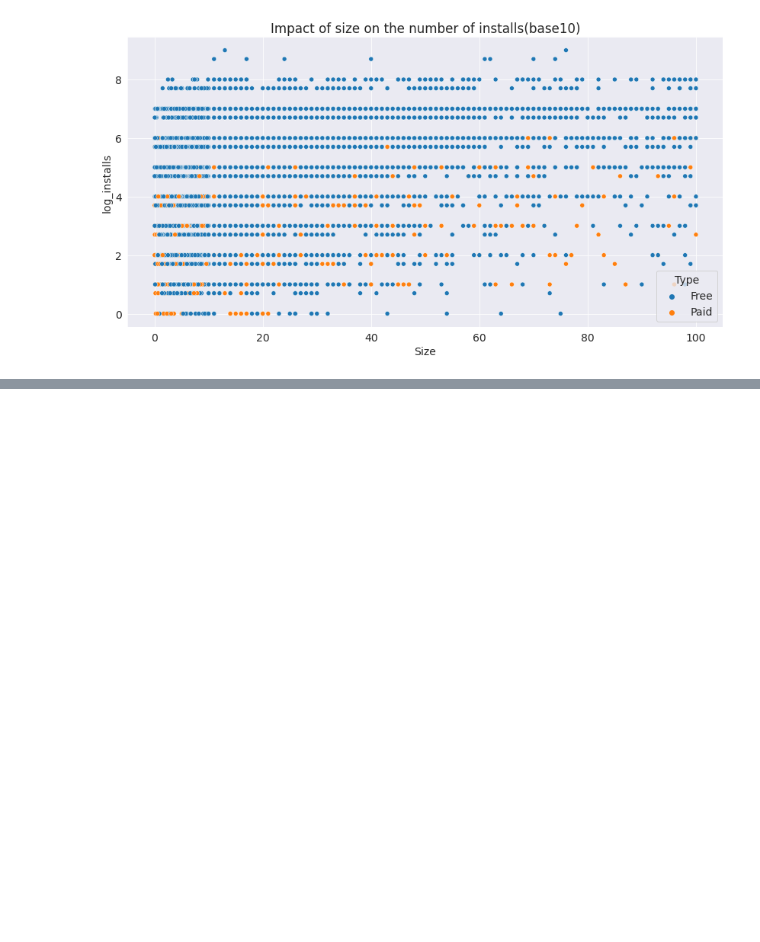
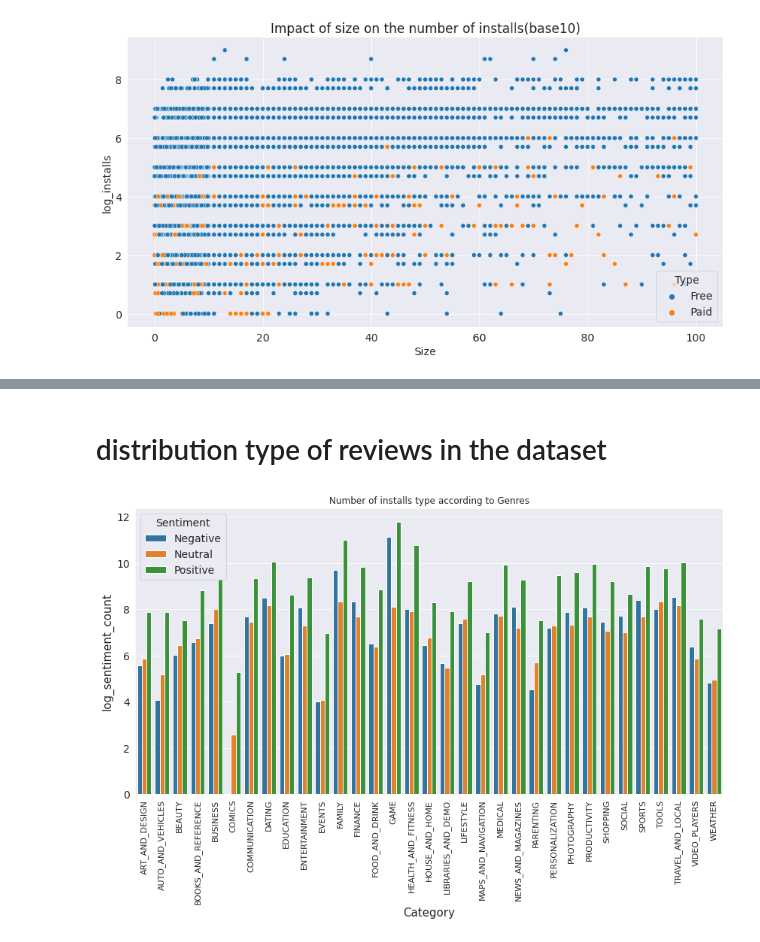
Before and after one commit to AjitVarpe/Data-Analysis-of-playstore, a Jupyter notebook: Copy_of_Play_Store_App_Review_Analysis_Capstone_Project.ipynb, the cells around one changed output, grey strips where cells are left out. Saved outputs shown, nothing was run; the diff lists cells and outputs as text; code cells hidden in the pictures; blank space fills up the shorter version.

```diff
--- a/Copy_of_Play_Store_App_Review_Analysis_Capstone_Project.ipynb
+++ b/Copy_of_Play_Store_App_Review_Analysis_Capstone_Project.ipynb
@@ -433,0 +456,2 @@ KeyError: ignored
+# %%
+merged_df = Data_Frame.merge(df, on="App")
@@ -433,0 +460,14 @@ KeyError: ignored
+# %% [markdown]
+# distribution type of reviews in the dataset
+# %%
+category_sentiment = merged_df.groupby(['Category','Sentiment']).size().reset_index(name='Sentiment Count')
+category_sentiment['log_sentiment_count'] = np.log2(category_sentiment['Sentiment Count'])
+# %%
+plt.figure(figsize=(14,7))
+plt.xticks(rotation=90,fontsize=11)
+plt.xlabel("Category", fontsize=15)
+plt.ylabel("Installs", fontsize=15)
+plt.title("Number of installs type according to Genres",fontsize=12)
+sns.barplot('Category', 'log_sentiment_count', hue='Sentiment', data=category_sentiment);
+# %% [output]
+[figure, added]
```
Also changed, not shown: parts of 19 cells of this notebook.
